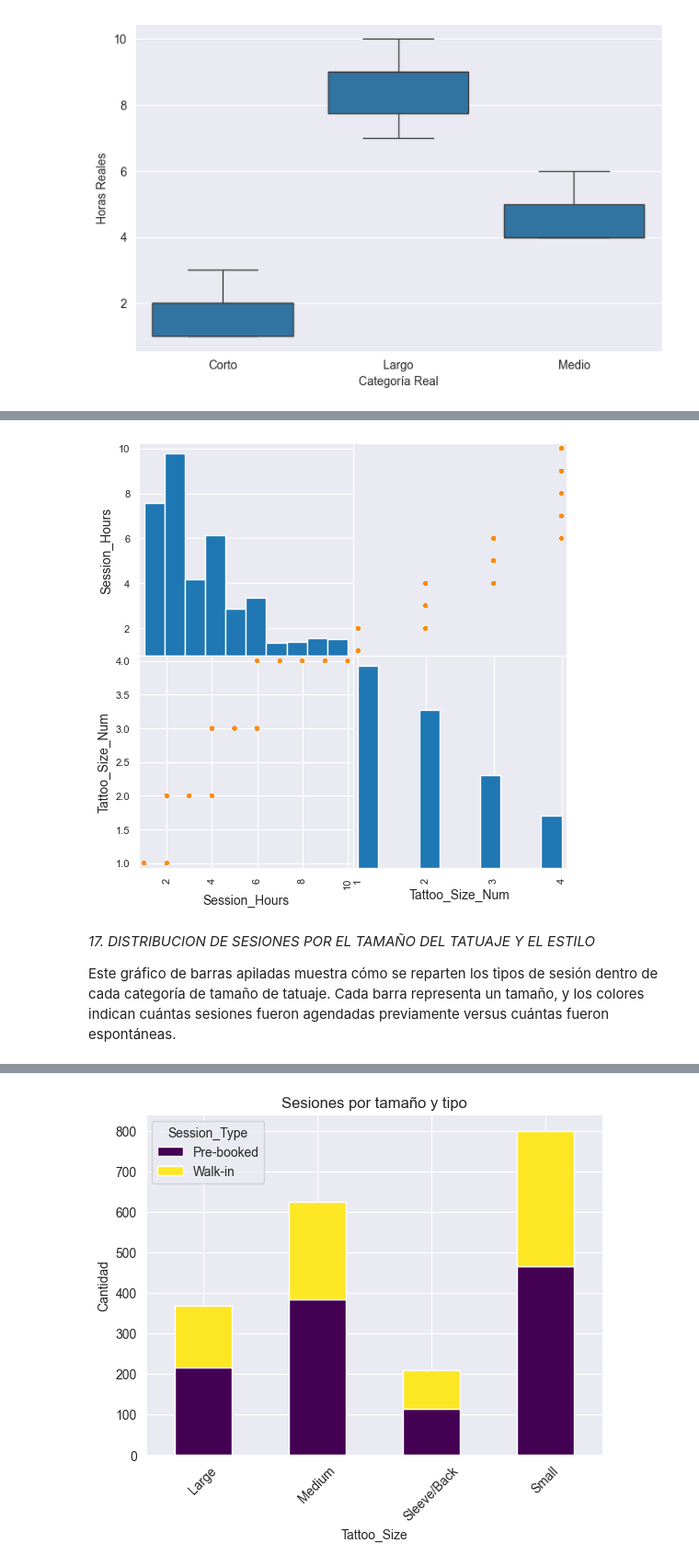
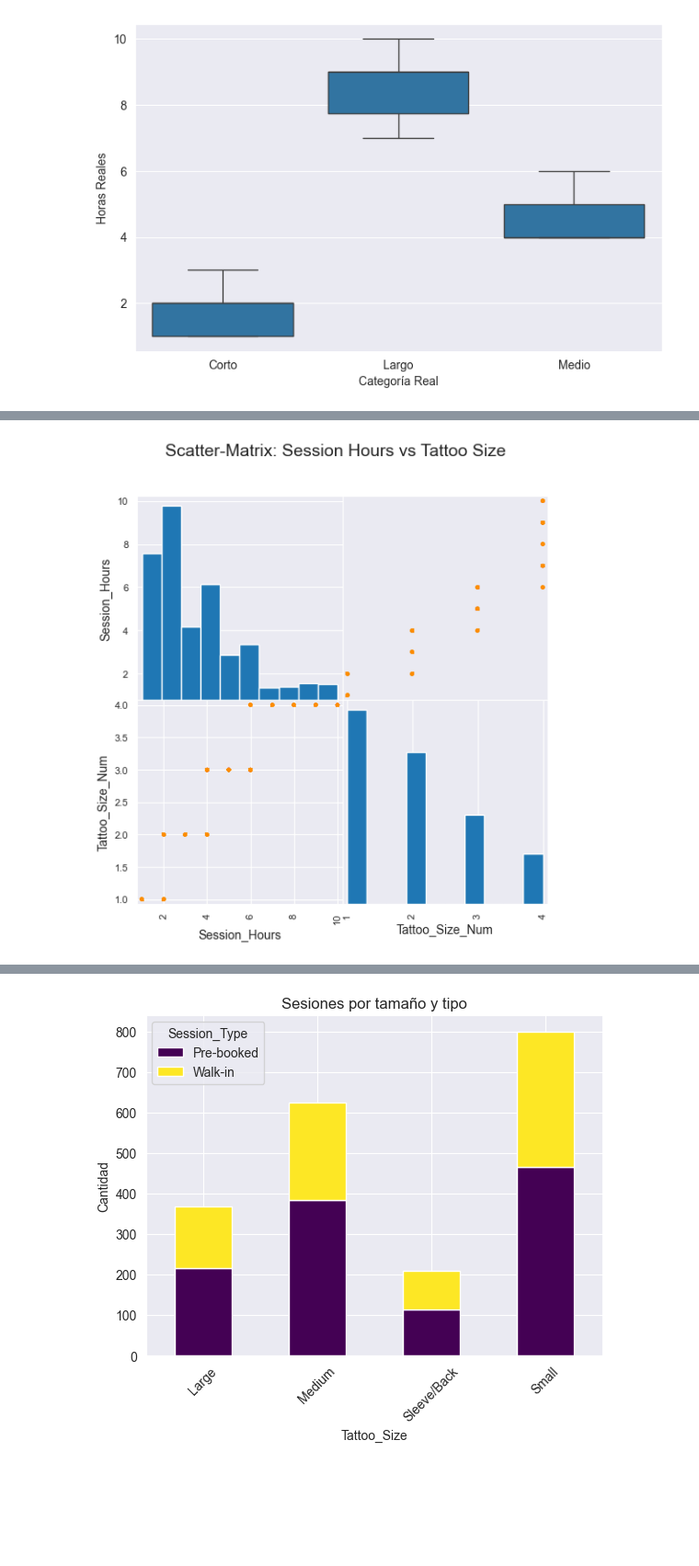
Before and after one commit to pauarsu/tattoo-studio-analysis, a Jupyter notebook: notebook/modelado.ipynb, the cells around one changed output, grey strips where cells are left out. Shown at 92% size. Drawn from its saved outputs; the diff is of its cells as text; code cells hidden in the pictures; blank space fills up the shorter version.

```diff
--- a/notebook/modelado.ipynb
+++ b/notebook/modelado.ipynb
@@ -161,22 +90,19 @@ plt.show()
 # %%
 size_map = {
     "Small": 1,
     "Medium": 2,
     "Large": 3,
     "Sleeve/Back": 4
 }
 df["Tattoo_Size_Num"] = df["Tattoo_Size"].map(size_map)
 vars_to_plot = ["Session_Hours", "Tattoo_Size_Num"]
 scatter_matrix(df[vars_to_plot],
                figsize=(6, 6),
                diagonal='hist',
                alpha=0.7,
                color='darkorange')
+
+plt.suptitle("Scatter-Matrix: Session Hours vs Tattoo Size", fontsize=14)
 plt.show()
 # %% [output]
-[figure, old version]
+[figure, new version]
-# %% [markdown]
-*17. DISTRIBUCION DE SESIONES POR EL TAMAÑO DEL TATUAJE Y EL ESTILO*
-
-
-Este gráfico de barras apiladas muestra cómo se reparten los tipos de sesión dentro de cada categoría de tamaño de tatuaje. Cada barra representa un tamaño, y los colores indican cuántas sesiones fueron agendadas previamente versus cuántas fueron espontáneas.
```
Also changed, not shown: parts of 24 cells of this notebook.
